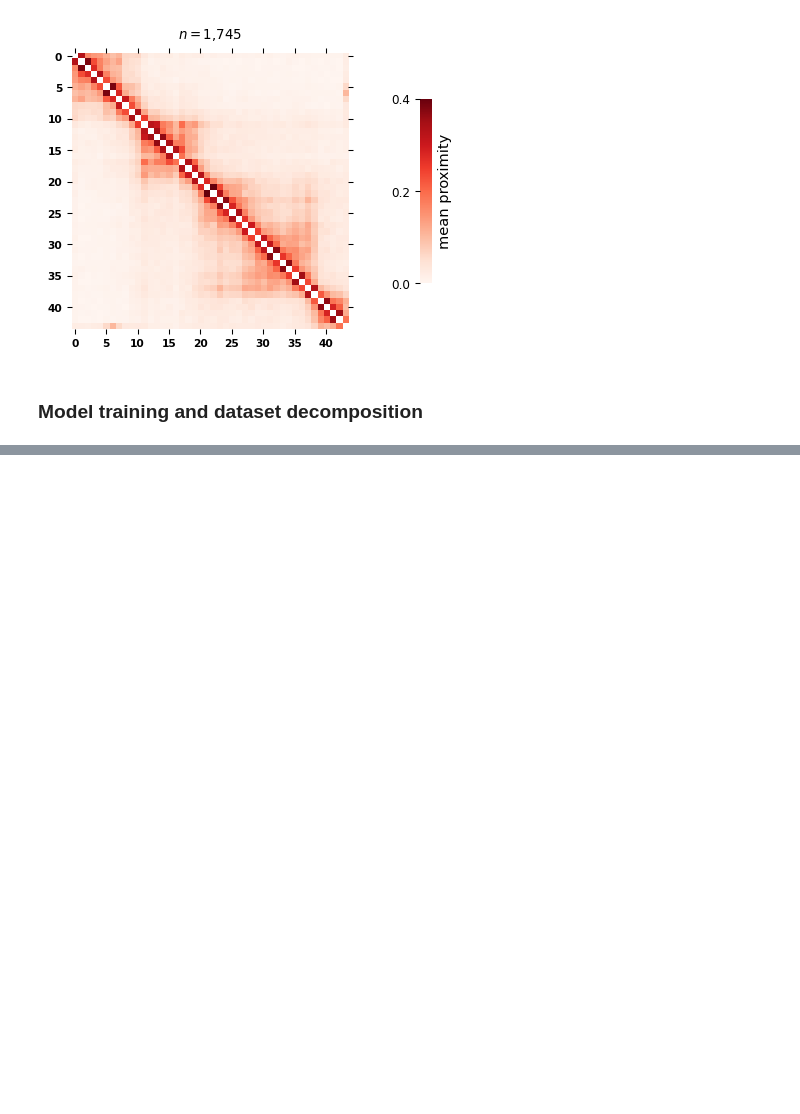
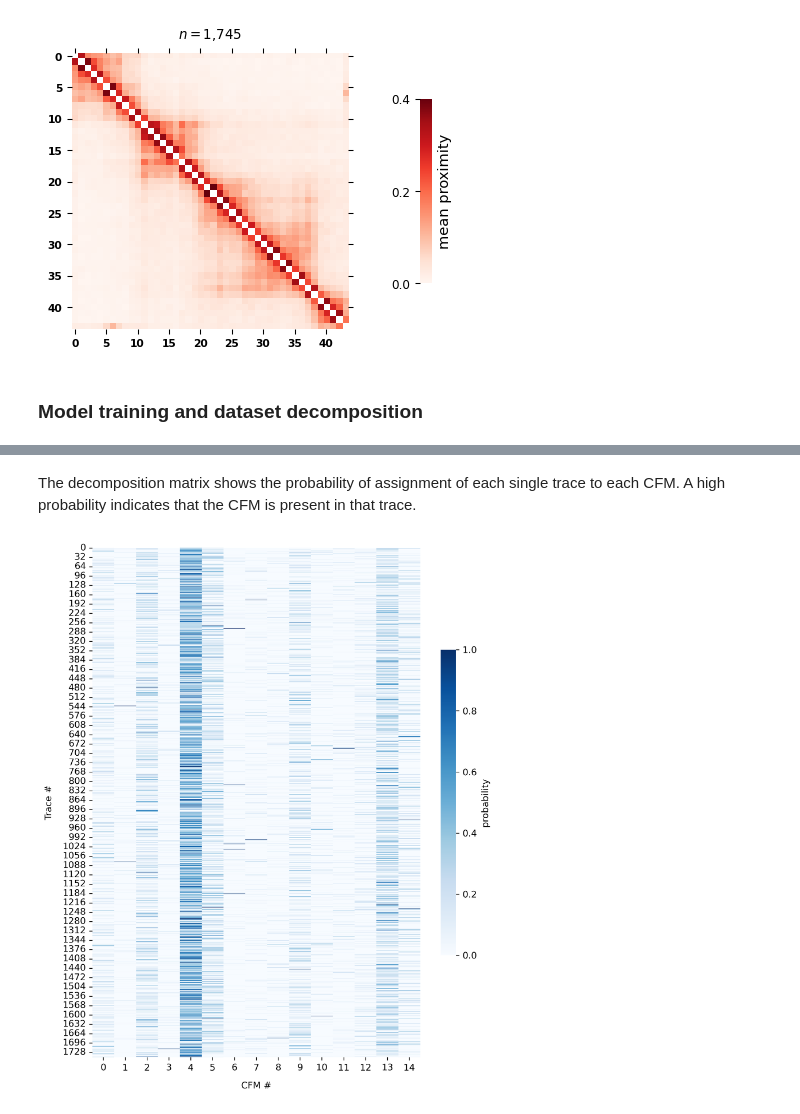
Before and after one commit to ggautham07/topic3d, a Jupyter notebook: examples/training.ipynb, the cells around one changed output, grey strips where cells are left out. Saved outputs shown, nothing was run; the diff lists cells and outputs as text; code cells hidden in the pictures; blank space fills up the shorter version.

```diff
--- a/examples/training.ipynb
+++ b/examples/training.ipynb
@@ -79,0 +84,6 @@ fig.show()
+# %% [markdown]
+The decomposition matrix shows the probability of assignment of each single trace to each CFM. A high probability indicates that the CFM is present in that trace.
+# %%
+Image(filename=path.join(dir_results, "decomposition.png"), width=600, height=1000)
+# %% [output]
+[figure, added]
```
Also changed, not shown: parts of 12 cells of this notebook, 7 other files.
